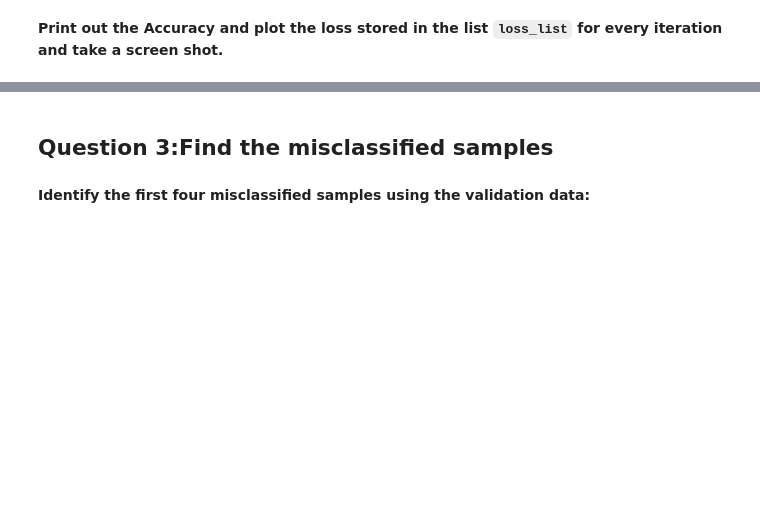
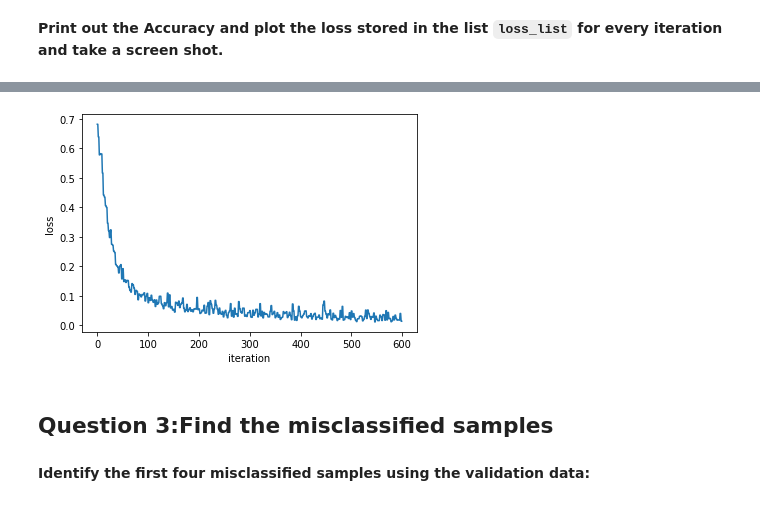
Before and after one commit to LudensZhang/Coursera_IBM_AI_engineering, a Jupyter notebook: Course6_capstone_pytorch.ipynb, the cells around one changed output, grey strips where cells are left out. Saved outputs shown, nothing was run; the diff lists cells and outputs as text; code cells hidden in the pictures; blank space fills up the shorter version.

```diff
--- a/Course6_capstone_pytorch.ipynb
+++ b/Course6_capstone_pytorch.ipynb
@@ -275,8 +323,11 @@ accuracy
 # %%
-plt.plot(loss_list)
+loss_list_plot = [i.cpu().detach().numpy() for i in loss_list]
+plt.plot(loss_list_plot)
 plt.xlabel("iteration")
 plt.ylabel("loss")
 plt.show()
+# %% [output]
+[figure, added]
 # %% [markdown]
 <h2 id="Question_3">Question 3:Find the misclassified samples</h2>
 # %% [markdown]
```
Also changed, not shown: parts of 12 cells of this notebook.
